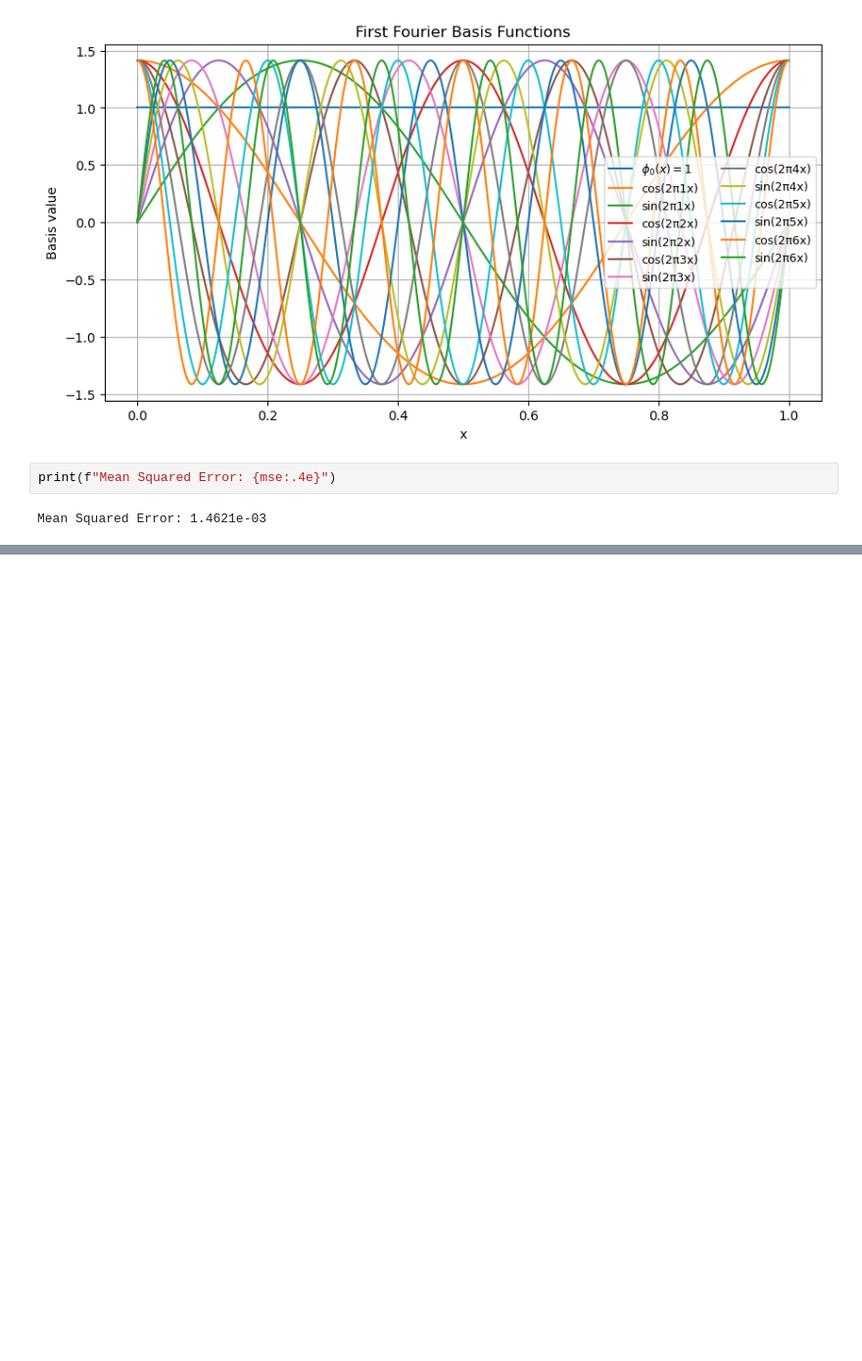
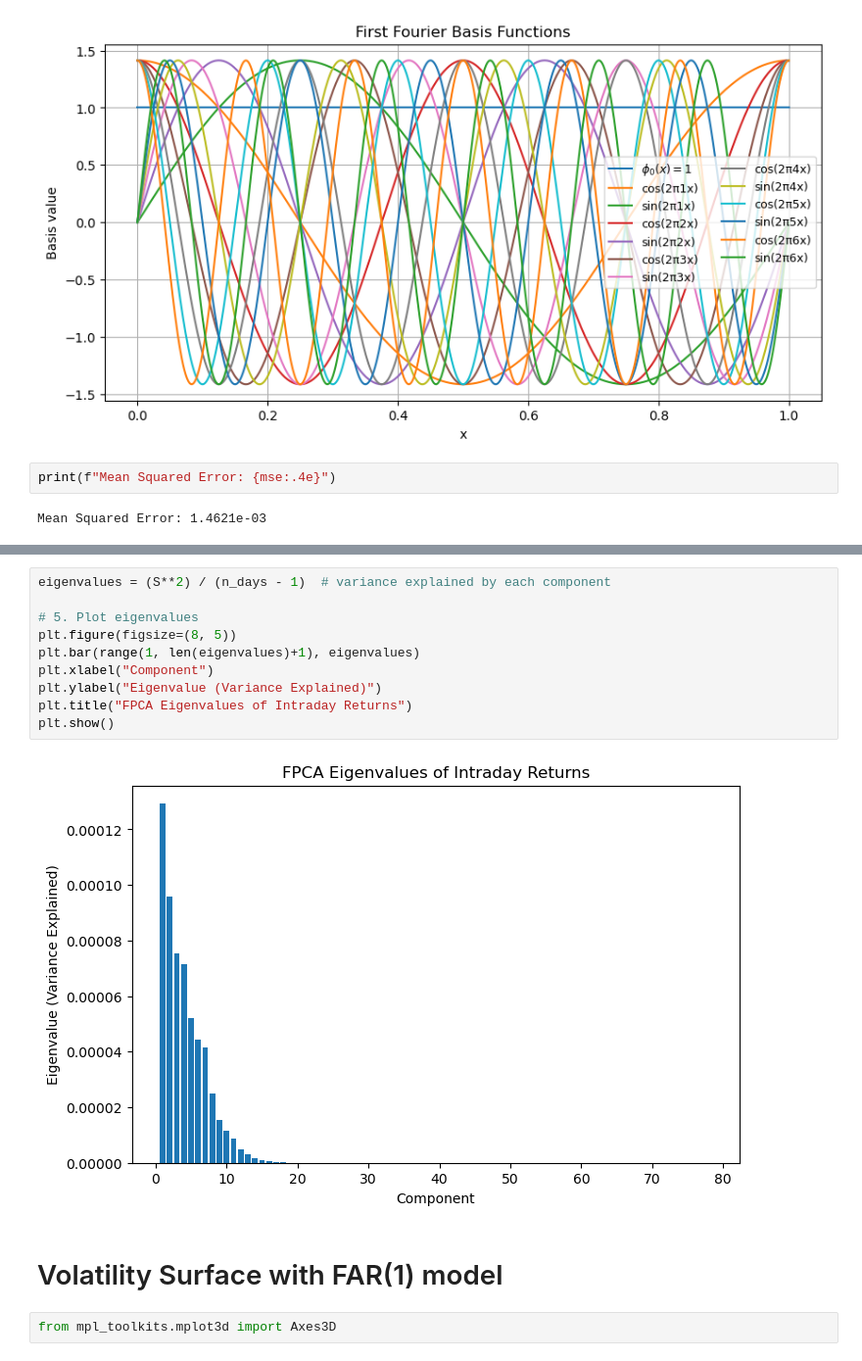
Before and after one commit to Guillaume-melis/Econometrie_S1, a Jupyter notebook: continuous_time_modelling.ipynb, the cells around one changed output, grey strips where cells are left out. Shown at 98% size. Drawn from its saved outputs; the diff is of its cells as text; blank space fills up the shorter version.

```diff
--- a/continuous_time_modelling.ipynb
+++ b/continuous_time_modelling.ipynb
@@ -321,0 +419,16 @@ Mean Squared Error: 1.4621e-03
+# %%
+eigenvalues = (S**2) / (n_days - 1)  # variance explained by each component
+
+# 5. Plot eigenvalues
+plt.figure(figsize=(8, 5))
+plt.bar(range(1, len(eigenvalues)+1), eigenvalues)
+plt.xlabel("Component")
+plt.ylabel("Eigenvalue (Variance Explained)")
+plt.title("FPCA Eigenvalues of Intraday Returns")
+plt.show()
+# %% [output]
+[figure, added]
+# %% [markdown]
+# Volatility Surface with FAR(1) model
+# %%
+from mpl_toolkits.mplot3d import Axes3D
```
Also changed, not shown: parts of 22 cells of this notebook.
